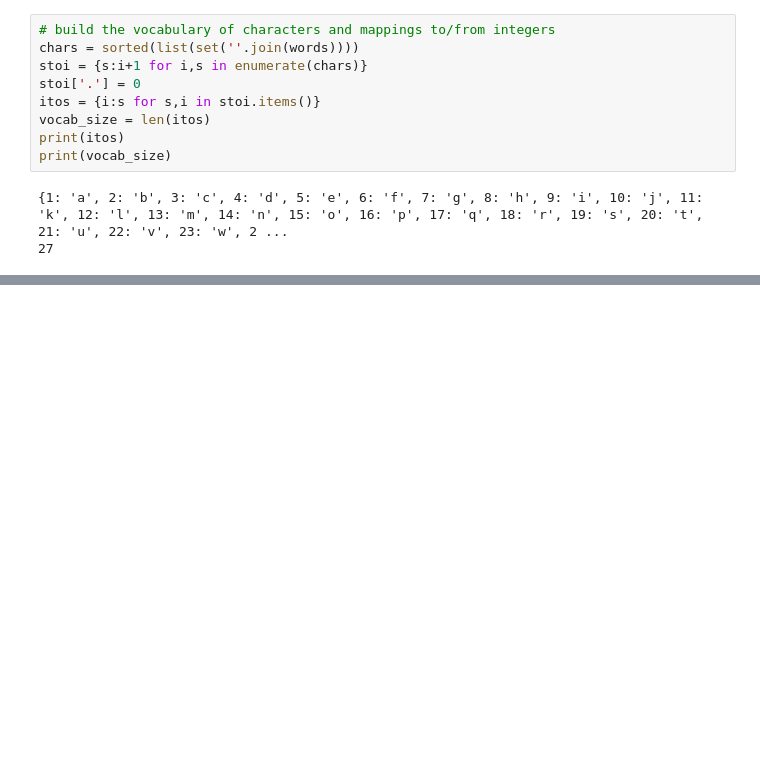
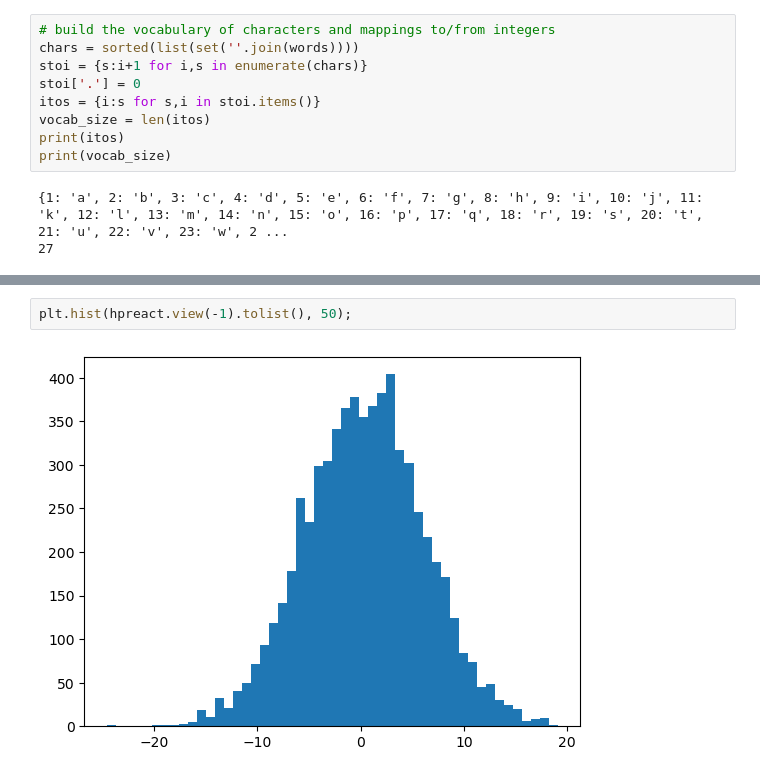
Before and after one commit to andrewc01/Karpathy-Zero-to-Hero, a Jupyter notebook: build_makemore_part3_mlp2.ipynb, the cells around one changed output, grey strips where cells are left out. Drawn from its saved outputs; the diff is of its cells as text; blank space fills up the shorter version.

```diff
--- a/build_makemore_part3_mlp2.ipynb
+++ b/build_makemore_part3_mlp2.ipynb
@@ -131,3 +118,7 @@ for i in range(max_steps):
+# %%
+plt.hist(hpreact.view(-1).tolist(), 50);
+# %% [output]
+[figure, added]
 # %%
 plt.plot(lossi)
 # %% [output]
```
Also changed, not shown: parts of 7 cells of this notebook.
